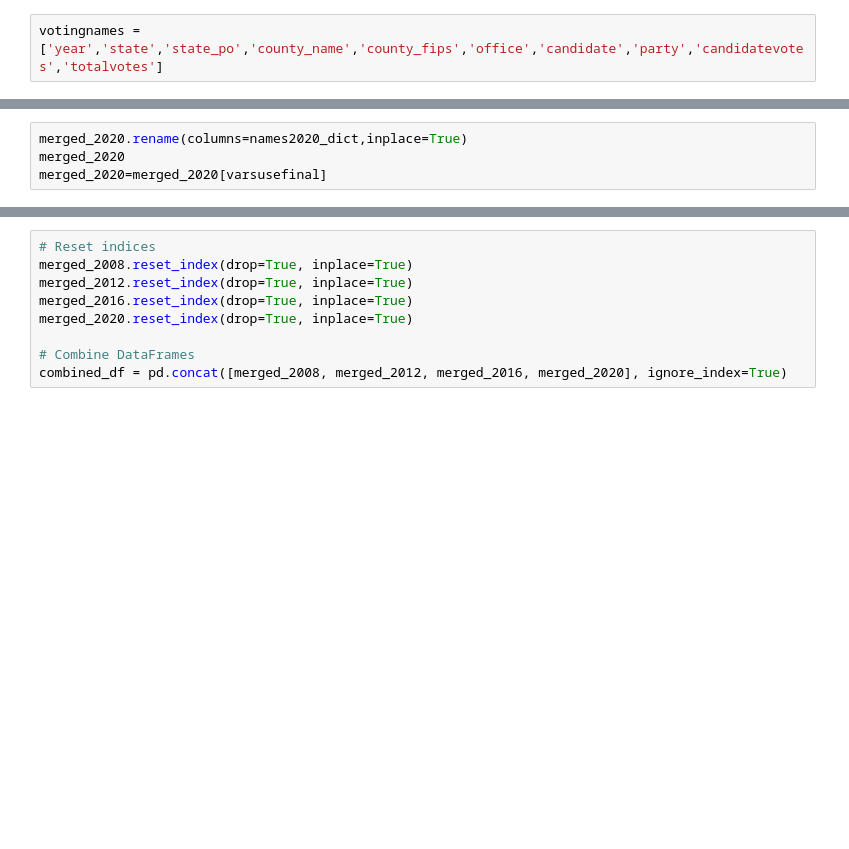
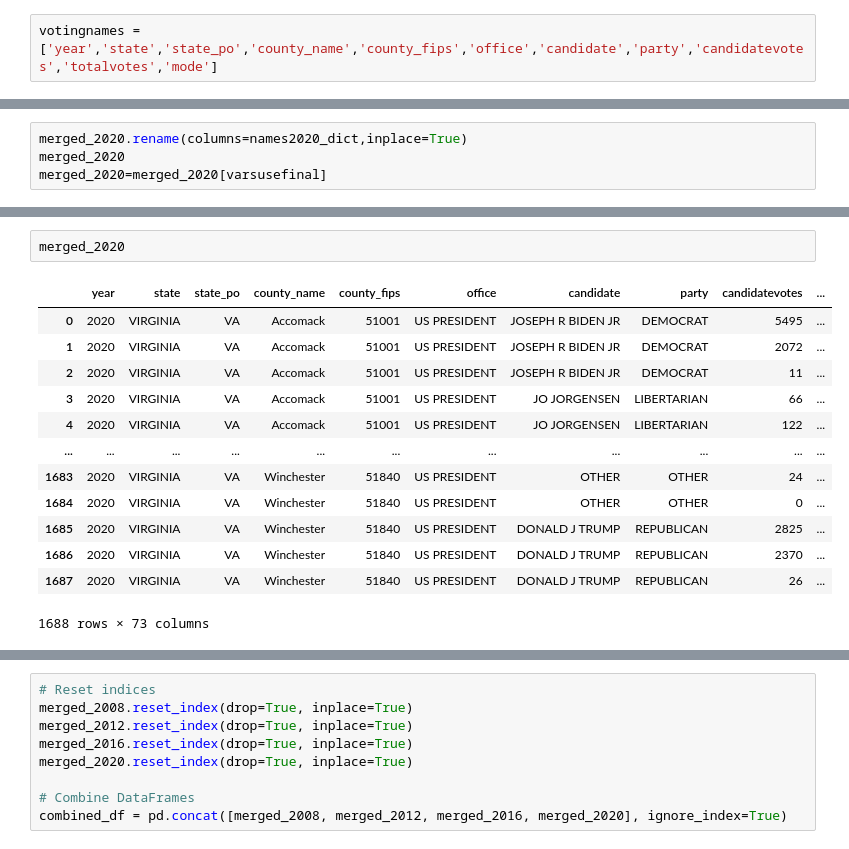
Before and after one commit to Catherine-Nguyen88/project_voting, a Jupyter notebook: merging_and_wrangling.ipynb, the cells around one changed output, grey strips where cells are left out. Saved outputs shown, nothing was run; the diff lists cells and outputs as text; blank space fills up the shorter version.

```diff
--- a/merging_and_wrangling.ipynb
+++ b/merging_and_wrangling.ipynb
@@ -375,7 +359,7 @@ varsuse
  'Female: 80 to 84 years',
  'Female: 85 years and over']
 # %%
-votingnames = ['year','state','state_po','county_name','county_fips','office','candidate','party','candidatevotes','totalvotes']
+votingnames = ['year','state','state_po','county_name','county_fips','office','candidate','party','candidatevotes','totalvotes','mode']
 # %%
 varsusefinal = votingnames + varsuse
 varsusefinal
@@ -439,0 +446,16 @@ merged_2020.shape
+# %%
+merged_2020
+# %% [output]
+|  | year | state | state_po | county_name | county_fips | office | candidate | party | candidatevotes | ... |
+| 0 | 2020 | VIRGINIA | VA | Accomack | 51001 | US PRESIDENT | JOSEPH R BIDEN JR | DEMOCRAT | 5495 | ... |
+| 1 | 2020 | VIRGINIA | VA | Accomack | 51001 | US PRESIDENT | JOSEPH R BIDEN JR | DEMOCRAT | 2072 | ... |
+| 2 | 2020 | VIRGINIA | VA | Accomack | 51001 | US PRESIDENT | JOSEPH R BIDEN JR | DEMOCRAT | 11 | ... |
+| 3 | 2020 | VIRGINIA | VA | Accomack | 51001 | US PRESIDENT | JO JORGENSEN | LIBERTARIAN | 66 | ... |
+| 4 | 2020 | VIRGINIA | VA | Accomack | 51001 | US PRESIDENT | JO JORGENSEN | LIBERTARIAN | 122 | ... |
+| ... | ... | ... | ... | ... | ... | ... | ... | ... | ... | ... |
+| 1683 | 2020 | VIRGINIA | VA | Winchester | 51840 | US PRESIDENT | OTHER | OTHER | 24 | ... |
+| 1684 | 2020 | VIRGINIA | VA | Winchester | 51840 | US PRESIDENT | OTHER | OTHER | 0 | ... |
+| 1685 | 2020 | VIRGINIA | VA | Winchester | 51840 | US PRESIDENT | DONALD J TRUMP | REPUBLICAN | 2825 | ... |
+| 1686 | 2020 | VIRGINIA | VA | Winchester | 51840 | US PRESIDENT | DONALD J TRUMP | REPUBLICAN | 2370 | ... |
+| 1687 | 2020 | VIRGINIA | VA | Winchester | 51840 | US PRESIDENT | DONALD J TRUMP | REPUBLICAN | 26 | ... |
+1688 rows × 73 columns
```
Also changed, not shown: parts of 13 cells of this notebook.
